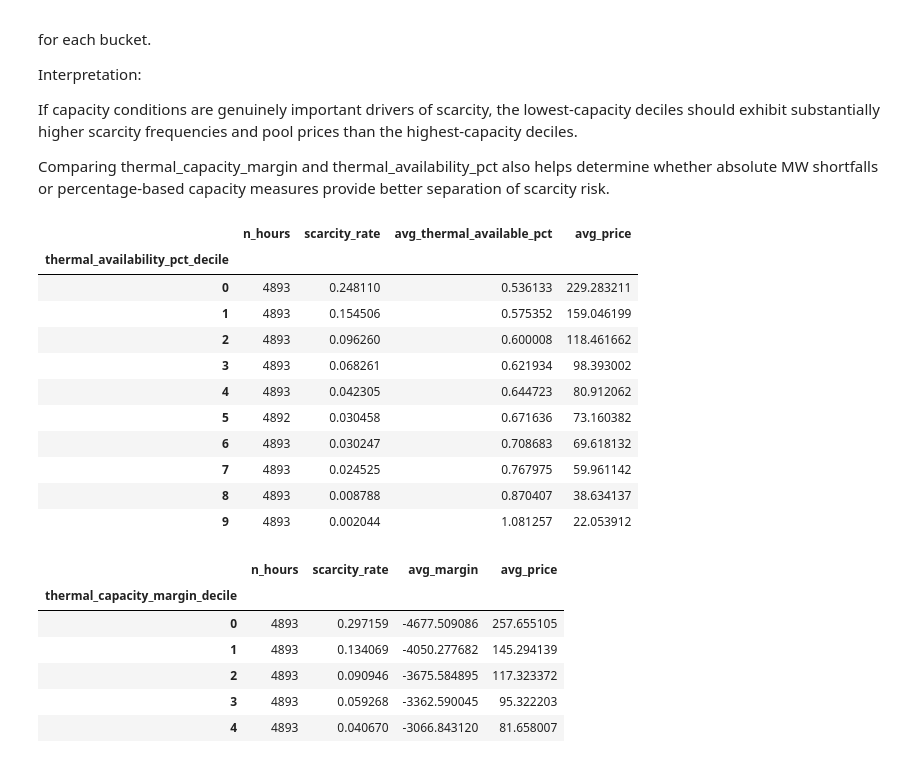
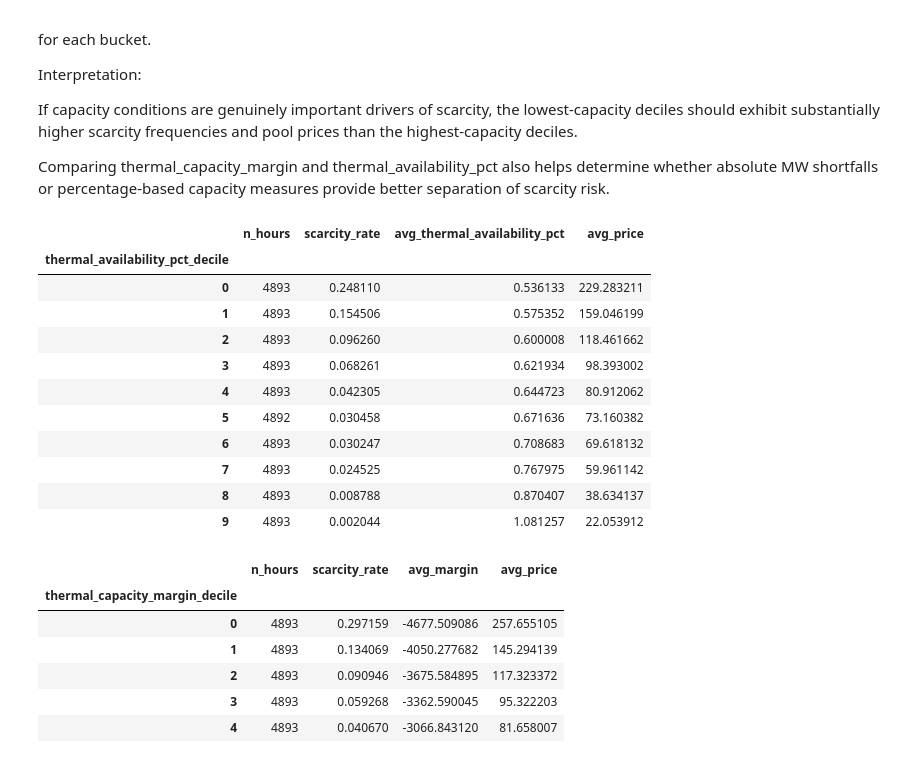
Before and after one commit to bhasein/alberta-power-market, a Jupyter notebook: notebooks/07_supply_constraints_and_scarcity.ipynb, the cells around one changed output. Drawn from its saved outputs; the diff is of its cells as text; code cells hidden in the pictures.

```diff
--- a/notebooks/07_supply_constraints_and_scarcity.ipynb
+++ b/notebooks/07_supply_constraints_and_scarcity.ipynb
@@ -47,3 +72,12 @@ df.head()
 | 3 | 2020-01-01 10:00:00+00:00 | 2.06 | 5034.0 | 5093.0 | 1790.0 | ... |
 | 4 | 2020-01-01 11:00:00+00:00 | 2.06 | 5034.0 | 5093.0 | 1790.0 | ... |
 5 rows × 193 columns
+# %%
+# compare AUC on core features against archived notebook values
+# net_load was 0.83, renewable_share was 0.79 in earlier notebooks
+# if materially lower here, investigate merge or timestamp issue
+check_features = ['net_load', 'renewable_share', 'gen_wind']
+print("Core feature AUC check:")
+for f in check_features:
+    result = feature_auc(df, f)
+    print(f"  {f}: {result['auc']:.3f}")
@@ -511,3 +548,9 @@ comparison.sort_values(
 | renewable_share | 0.091692 | 0.099794 | -0.008102 | -8.118920 |
 | reserve_proxy_pct | 0.325192 | 0.395154 | -0.069962 | -17.705090 |
 | gen_wind | 395.064041 | 498.986035 | -103.921994 | -20.826634 |
+# %%
+print("Import AUC at different lags:")
+for lag in [0, 1, 3, 6]:
+    df[f'imports_lag{lag}'] = df['total_imports'].shift(lag)
+    result = feature_auc(df, f'imports_lag{lag}')
+    print(f"  lag {lag}h: {result['auc']:.3f}")
@@ -1046,20 +1100,20 @@ Comparing thermal_capacity_margin and thermal_availability_pct also helps determ
 # %%
 df['thermal_availability_pct_decile'] = pd.qcut(
     df['thermal_availability_pct'], 10, labels = False, duplicates = 'drop'
 )
 
 margin_decile_summary = (
     df.groupby('thermal_availability_pct_decile').agg(
         n_hours=("scarcity_event", "size"),
         scarcity_rate=("scarcity_event", "mean"),
-        avg_thermal_available_pct=("thermal_available_pct", "mean"),
+        avg_thermal_availability_pct=("thermal_availability_pct", "mean"),
         avg_price=("price__ACTUAL_POOL_PRICE", "mean"),
-      )
+    )
 )
 
 margin_decile_summary
 # %% [output]
-|  | n_hours | scarcity_rate | avg_thermal_available_pct | avg_price |
+|  | n_hours | scarcity_rate | avg_thermal_availability_pct | avg_price |
 | thermal_availability_pct_decile |  |  |  |  |
 | 0 | 4893 | 0.248110 | 0.536133 | 229.283211 |
 | 1 | 4893 | 0.154506 | 0.575352 | 159.046199 |
```
Also changed, not shown: parts of 21 cells of this notebook.
